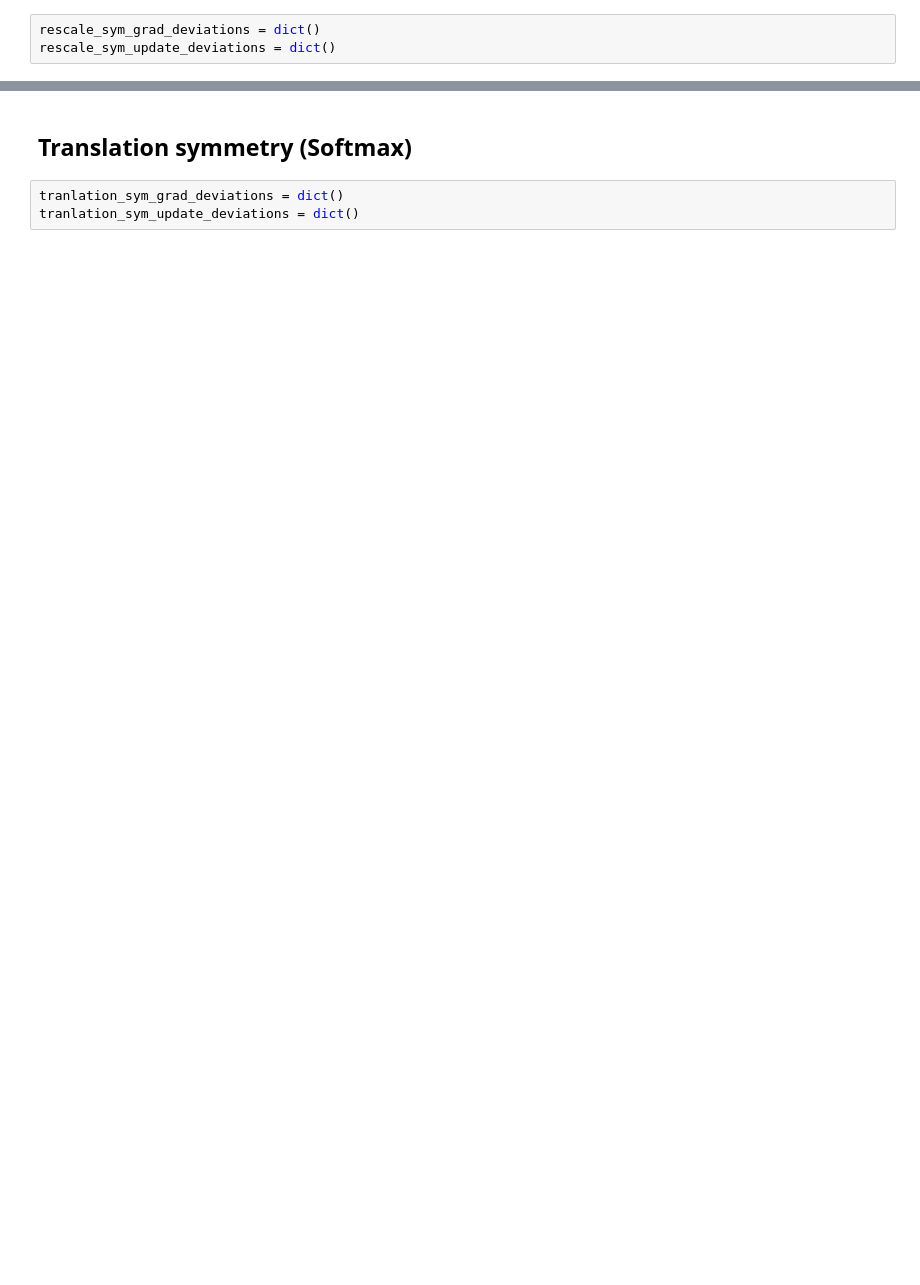
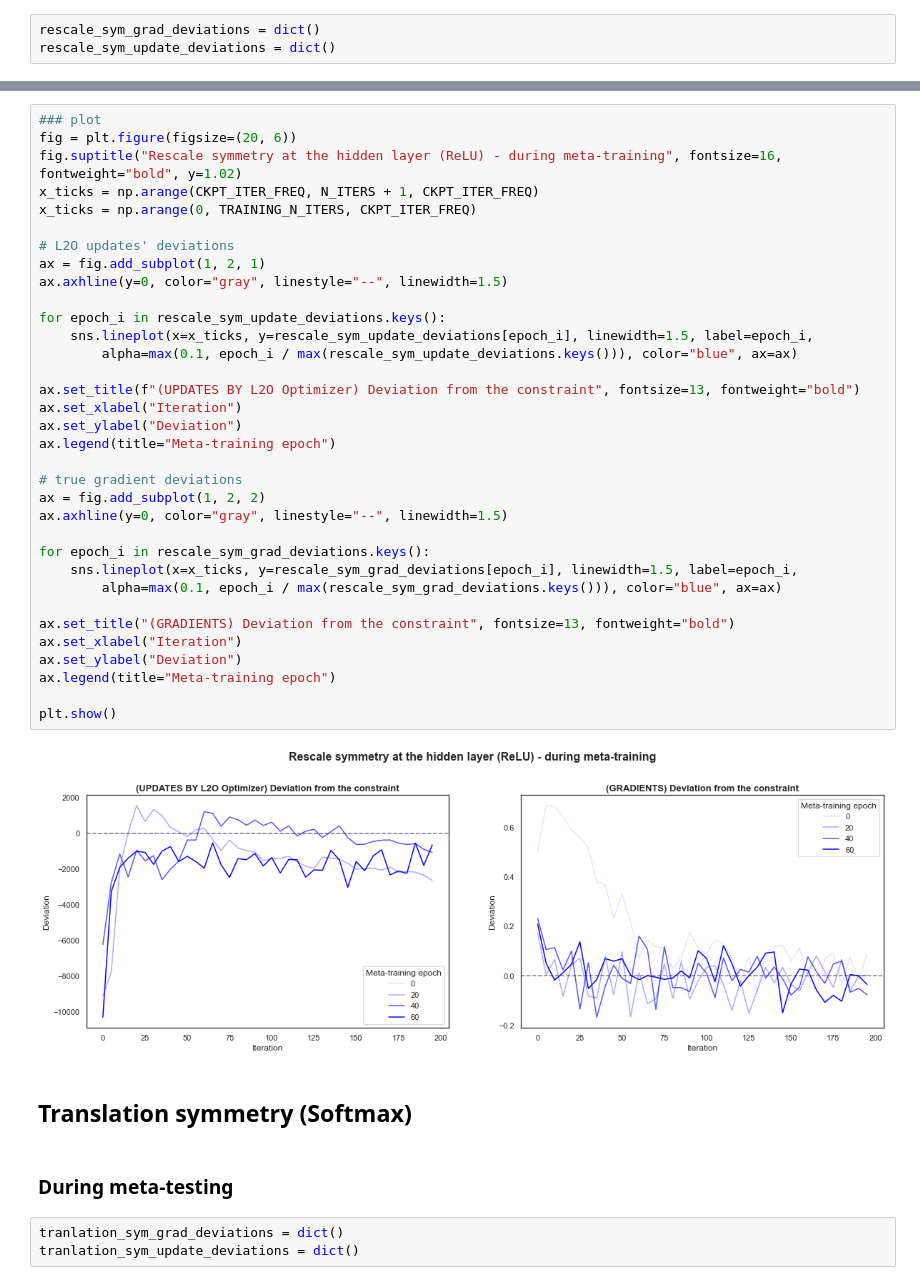
Before and after one commit to Johnny1188/learning-to-optimize, a Jupyter notebook: main.ipynb, the cells around one changed output, grey strips where cells are left out. Drawn from its saved outputs; the diff is of its cells as text; blank space fills up the shorter version.

```diff
--- a/main.ipynb
+++ b/main.ipynb
@@ -385,5 +440,43 @@ plt.show()
+# %%
+### plot
+fig = plt.figure(figsize=(20, 6))
+fig.suptitle("Rescale symmetry at the hidden layer (ReLU) - during meta-training", fontsize=16, fontweight="bold", y=1.02)
+x_ticks = np.arange(CKPT_ITER_FREQ, N_ITERS + 1, CKPT_ITER_FREQ)
+x_ticks = np.arange(0, TRAINING_N_ITERS, CKPT_ITER_FREQ)
+
+# L2O updates' deviations
+ax = fig.add_subplot(1, 2, 1)
+ax.axhline(y=0, color="gray", linestyle="--", linewidth=1.5)
+
+for epoch_i in rescale_sym_update_deviations.keys():
+    sns.lineplot(x=x_ticks, y=rescale_sym_update_deviations[epoch_i], linewidth=1.5, label=epoch_i,
+        alpha=max(0.1, epoch_i / max(rescale_sym_update_deviations.keys())), color="blue", ax=ax)
+
+ax.set_title(f"(UPDATES BY L2O Optimizer) Deviation from the constraint", fontsize=13, fontweight="bold")
+ax.set_xlabel("Iteration")
+ax.set_ylabel("Deviation")
+ax.legend(title="Meta-training epoch")
+
+# true gradient deviations
+ax = fig.add_subplot(1, 2, 2)
+ax.axhline(y=0, color="gray", linestyle="--", linewidth=1.5)
+
+for epoch_i in rescale_sym_grad_deviations.keys():
+    sns.lineplot(x=x_ticks, y=rescale_sym_grad_deviations[epoch_i], linewidth=1.5, label=epoch_i,
+        alpha=max(0.1, epoch_i / max(rescale_sym_grad_deviations.keys())), color="blue", ax=ax)
+
+ax.set_title("(GRADIENTS) Deviation from the constraint", fontsize=13, fontweight="bold")
+ax.set_xlabel("Iteration")
+ax.set_ylabel("Deviation")
+ax.legend(title="Meta-training epoch")
+
+plt.show()
+# %% [output]
+[figure, added]
 # %% [markdown]
 ## Translation symmetry (Softmax)
+# %% [markdown]
+### During meta-testing
 # %%
 tranlation_sym_grad_deviations = dict()
 tranlation_sym_update_deviations = dict()
```
Also changed, not shown: parts of 26 cells of this notebook.
